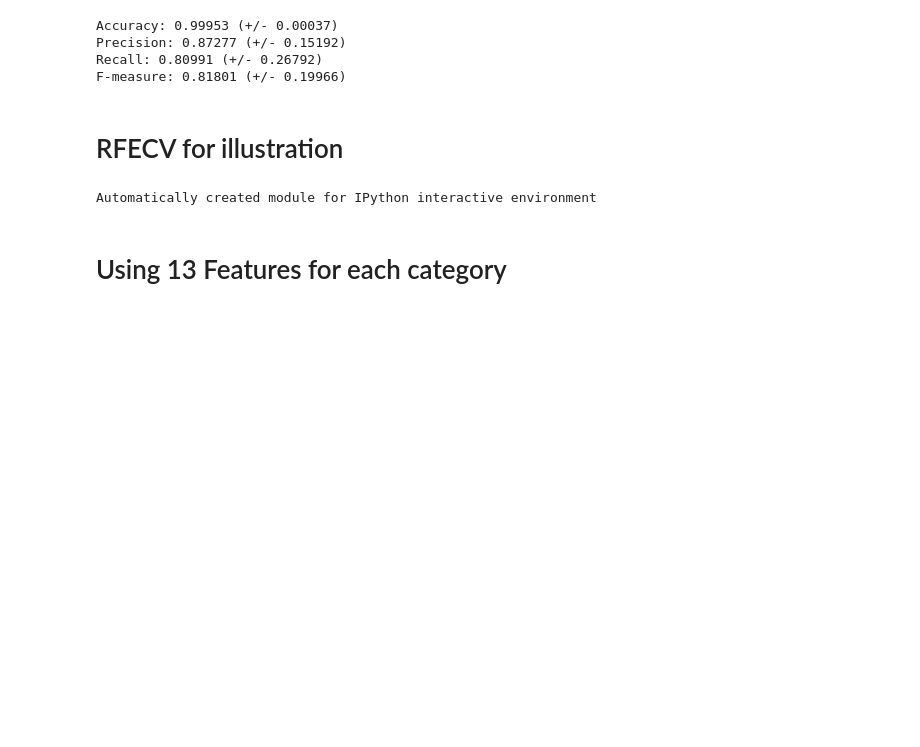
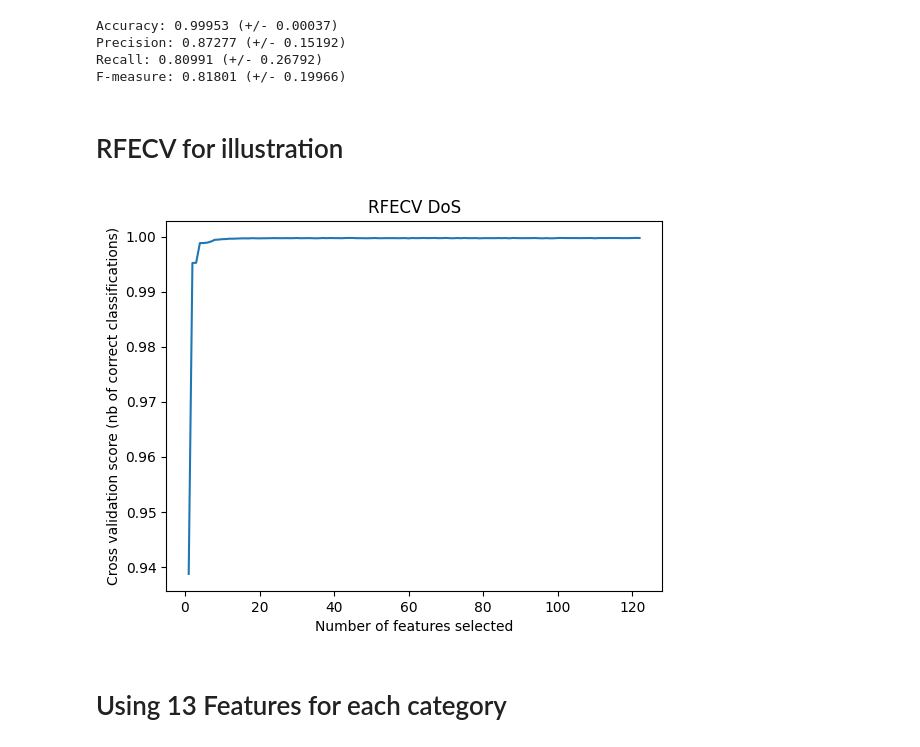
Before and after one commit to John5798/Gilmore-sickos, a Jupyter notebook: DecisionTree_IDS.ipynb, the cells around one changed output. Cells and saved outputs as stored; diff of their text form; code cells hidden in the pictures; blank space fills up the shorter version.

```diff
--- a/DecisionTree_IDS.ipynb
+++ b/DecisionTree_IDS.ipynb
@@ -817,26 +815,26 @@ F-measure: 0.81801 (+/- 0.19966)
 # %%
 %matplotlib inline
 # %%
-print(__doc__)
-
 import matplotlib.pyplot as plt
 from sklearn.feature_selection import RFECV
 from sklearn.model_selection import StratifiedKFold
 
 # Create the RFE object and compute a cross-validated score.
 # The "accuracy" scoring is proportional to the number of correct
 # classifications
 rfecv_DoS = RFECV(estimator=clf_DoS, step=1, cv=10, scoring='accuracy')
 rfecv_DoS.fit(X_DoS_test, Y_DoS_test)
-# Plot number of features VS. cross-validation scores
+
+# Access the cross-validation results using cv_results_ instead of grid_scores_
+# and plot the mean test scores
 plt.figure()
 plt.xlabel("Number of features selected")
 plt.ylabel("Cross validation score (nb of correct classifications)")
 plt.title('RFECV DoS')
-plt.plot(range(1, len(rfecv_DoS.grid_scores_) + 1), rfecv_DoS.grid_scores_)
+plt.plot(range(1, len(rfecv_DoS.cv_results_['mean_test_score']) + 1), rfecv_DoS.cv_results_['mean_test_score'])
 plt.show()
 # %% [output]
-Automatically created module for IPython interactive environment
+[figure, added]
 # %%
 rfecv_Probe = RFECV(estimator=clf_Probe, step=1, cv=10, scoring='accuracy')
 rfecv_Probe.fit(X_Probe_test, Y_Probe_test)
```
Also changed, not shown: parts of 1 cell of this notebook.
